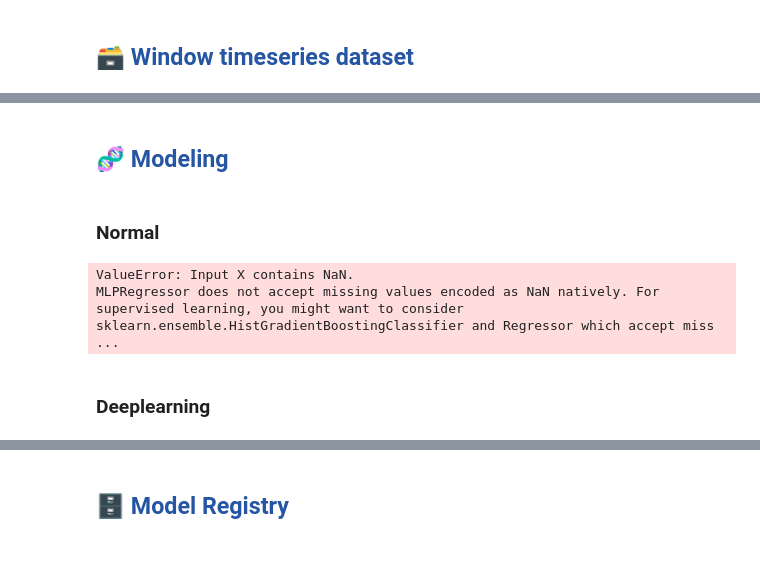
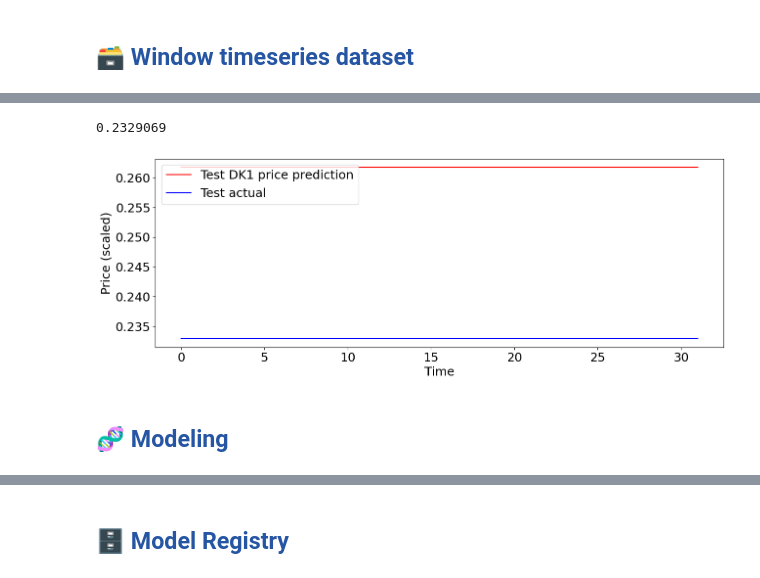
Before and after one commit to Camillahannesbo/BDS_MLOPs_Assignment, a Jupyter notebook: notebooks/3_training_pipeline.ipynb, the cells around one changed output, grey strips where cells are left out. Drawn from its saved outputs; the diff is of its cells as text; code cells hidden in the pictures.

```diff
--- a/notebooks/3_training_pipeline.ipynb
+++ b/notebooks/3_training_pipeline.ipynb
@@ -198,0 +510,24 @@ y_train.head()
+# %%
+# Extracting actual values for each time step in the example batch
+dk1_spotpricedkk_kwh_actual = []
+
+# Extracting inputs and labels from the example batch of the WindowGenerator instance (n_step_window)
+inputs, labels = n_step_window.example
+
+# Iterating over batches and windows to collect actual values for each time step
+for batch_n in range(len(labels)):
+    batch = labels[batch_n]
+    for window_n in range(1):
+        dk1_spotpricedkk_kwh_actual.append(batch[window_n][0].numpy())
+# %%
+# Extracting predicted values for each time step in the example batch using the trained model
+dk1_spotpricedkk_kwh_pred = []
+
+# Making predictions on the example batch using the trained model
+prediction_test = model.predict(inputs)
+
+# Iterating over batches and windows to collect predicted values for each time step
+for batch_n in range(len(prediction_test)):
+    batch = prediction_test[batch_n]
+    for window_n in range(1):
+        dk1_spotpricedkk_kwh_pred.append(batch[window_n][0])
@@ -199,4 +551,23 @@ y_train.head()
+# %%
+# Displaying the value at index 1 in the list 'dk1_spotpricedkk_kwh_actual'
+dk1_spotpricedkk_kwh_actual[1]
+# %% [output]
+0.2329069
+# %%
+# Plotting the predicted and actual values for "DK1" prices over time
+plt.plot(dk1_spotpricedkk_kwh_pred, color='red', label='Test DK1 price prediction')
+plt.plot(dk1_spotpricedkk_kwh_actual, color='blue', label='Test actual')
+plt.xlabel('Time')
+plt.ylabel('Price (scaled)')
+plt.legend(loc='upper left')
+
+# Adjusting the size of the plot
+fig = plt.gcf()
+fig.set_size_inches(15, 5)
+
+# Displaying the plot
+plt.show()
+# %% [output]
+[figure, added]
 # %% [markdown]
 ## <span style="color:#2656a3;">🧬 Modeling</span>
-# %% [markdown]
-### Normal
@@ -205,22 +573,0 @@ from sklearn.neural_network import MLPRegressor
-# %%
-model = MLPRegressor(
-                    random_state=1,
-                    activation='identity',
-                    learning_rate='constant',
-                    learning_rate_init=20,
-                    early_stopping=True,
-                    validation_fraction=0.0917,
-                    verbose=False,
-                    power_t=0.5,
-                    batch_size=32,
-                    alpha=0.0005,
-                    shuffle=False,
-                    max_iter=60,
-                    solver='adam',
-                    hidden_layer_sizes=(128,2)
-                ).fit(X_train, y_train)
-# %% [output]
-ValueError: Input X contains NaN.
-MLPRegressor does not accept missing values encoded as NaN natively. For supervised learning, you might want to consider sklearn.ensemble.HistGradientBoostingClassifier and Regressor which accept miss ...
-# %% [markdown]
-### Deeplearning
```
Also changed, not shown: parts of 45 cells of this notebook, 7 other files.
